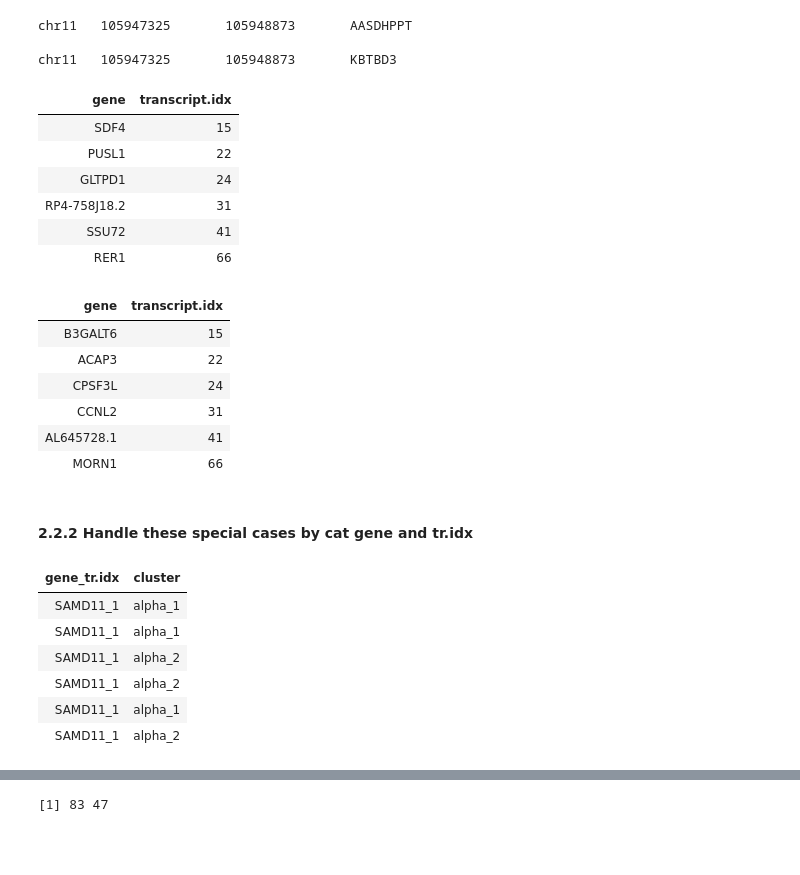
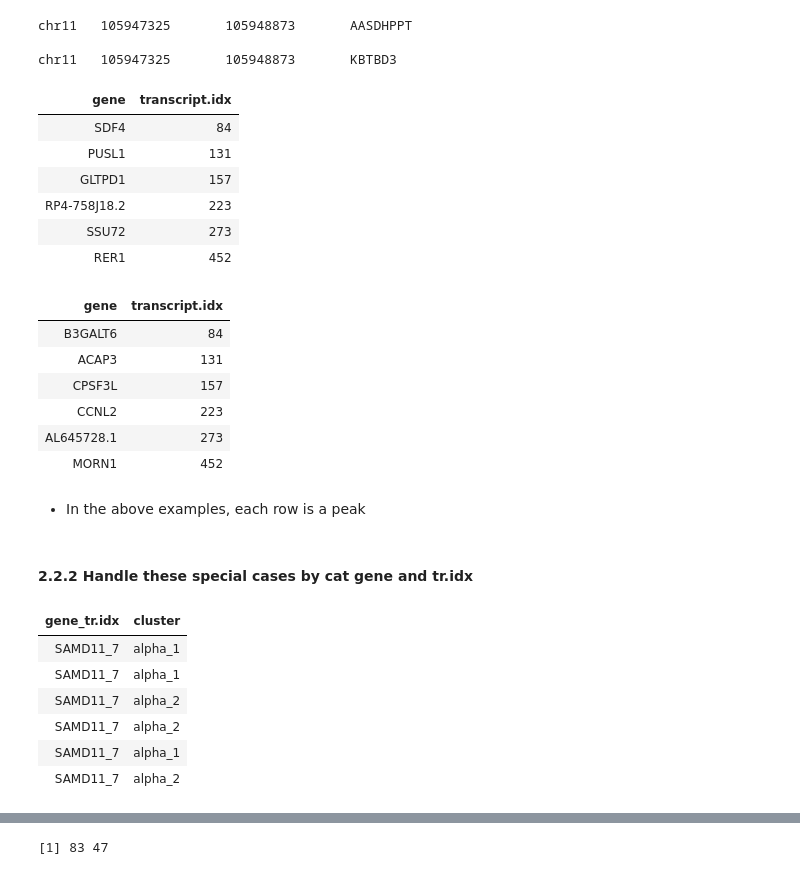
Before and after one commit to biomystery/islet_figs_motifs, a Jupyter notebook: multiple_promoter_transcript_level/Binary_comp.ipynb, the cells around one changed output, grey strips where cells are left out. Saved outputs shown, nothing was run; the diff lists cells and outputs as text; code cells hidden in the pictures; blank space fills up the shorter version.

```diff
--- a/multiple_promoter_transcript_level/Binary_comp.ipynb
+++ b/multiple_promoter_transcript_level/Binary_comp.ipynb
@@ -102,27 +86,33 @@ chr11   105947325       105948873       AASDHPPT
 
 chr11   105947325       105948873       KBTBD3
 # %%
-# all examples
+celltypes <- c('alpha_1','alpha_2')
+dat.sub <- dat.mat.transcript_level%>%
+    filter(cluster %in%celltypes)
+
+
 dat.sub.red <- dat.sub %>% select(-cluster)%>%group_by(transcript.idx)%>% unique()
 setDT(dat.sub.red)
 idx <- which(duplicated(dat.sub.red,by = "transcript.idx"))
 head(dat.sub.red[idx,])
 head(dat.sub.red[idx-1,])
 # %% [output]
 | gene | transcript.idx |
-| SDF4 | 15 |
-| PUSL1 | 22 |
-| GLTPD1 | 24 |
-| RP4-758J18.2 | 31 |
-| SSU72 | 41 |
-| RER1 | 66 |
+| SDF4 | 84 |
+| PUSL1 | 131 |
+| GLTPD1 | 157 |
+| RP4-758J18.2 | 223 |
+| SSU72 | 273 |
+| RER1 | 452 |
 | gene | transcript.idx |
-| B3GALT6 | 15 |
-| ACAP3 | 22 |
-| CPSF3L | 24 |
-| CCNL2 | 31 |
-| AL645728.1 | 41 |
-| MORN1 | 66 |
+| B3GALT6 | 84 |
+| ACAP3 | 131 |
+| CPSF3L | 157 |
+| CCNL2 | 223 |
+| AL645728.1 | 273 |
+| MORN1 | 452 |
+# %% [markdown]
+* In the above examples, each row is a peak
 # %% [markdown]
 #### 2.2.2 Handle these special cases by cat gene and tr.idx
 # %%
@@ -131,9 +121,9 @@ dat.mat.transcript_level<-dat.mat.transcript_level%>%
 head(dat.mat.transcript_level)
 # %% [output]
 | gene_tr.idx | cluster |
-| SAMD11_1 | alpha_1 |
-| SAMD11_1 | alpha_1 |
-| SAMD11_1 | alpha_2 |
-| SAMD11_1 | alpha_2 |
-| SAMD11_1 | alpha_1 |
-| SAMD11_1 | alpha_2 |
+| SAMD11_7 | alpha_1 |
+| SAMD11_7 | alpha_1 |
+| SAMD11_7 | alpha_2 |
+| SAMD11_7 | alpha_2 |
+| SAMD11_7 | alpha_1 |
+| SAMD11_7 | alpha_2 |
```
Also changed, not shown: parts of 19 cells of this notebook, 8 other files.
